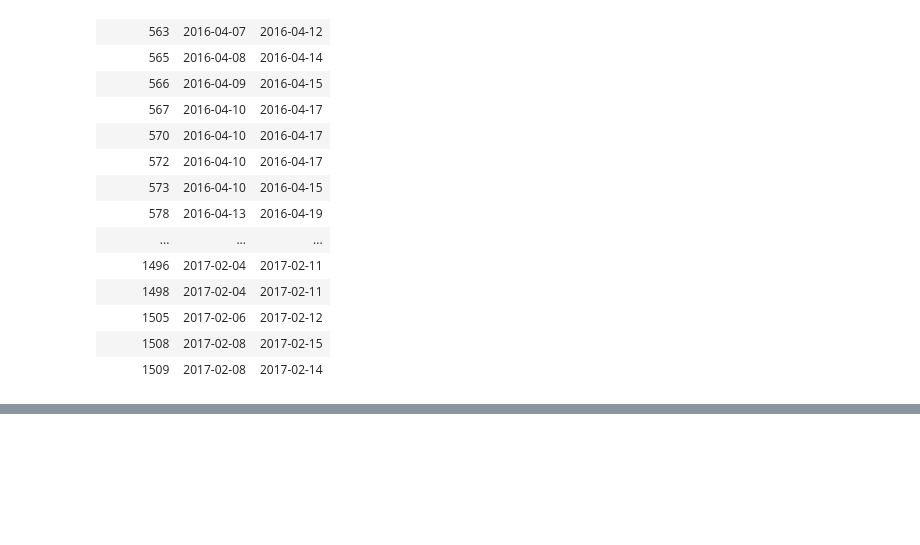
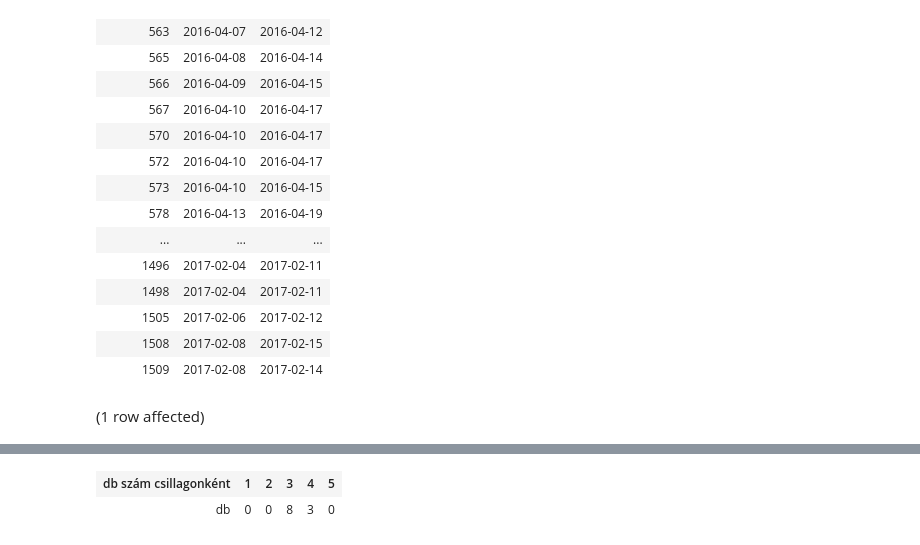
Before and after one commit to Peti3504/ads, a Jupyter notebook: 6.gyakorlat.ipynb, the cells around one changed output, grey strips where cells are left out. Cells and saved outputs as stored; diff of their text form; code cells hidden in the pictures; blank space fills up the shorter version.

```diff
--- a/6.gyakorlat.ipynb
+++ b/6.gyakorlat.ipynb
@@ -125,3 +125,22 @@ Total execution time: 00:00:00.049
 | 1505 | 2017-02-06 | 2017-02-12 |
 | 1508 | 2017-02-08 | 2017-02-15 |
 | 1509 | 2017-02-08 | 2017-02-14 |
+# %%
+--Készítsen pivot táblát, amely megmutatja, hogy az adott csillagszámú szálláshelyből hány db van!
+--Az eredmény az alábbi formában jelenjen meg:
+--db szám csillagonként	1	2	3	4	5
+--db	                                0	0	8	3	0
+
+SELECT 'db' AS 'db szám csillagonként', [1], [2], [3], [4],[5] --lehetséges értékek
+FROM (
+SELECT szallas_id, csillagok_szama FROM
+Szallashely
+) AS fh
+PIVOT
+(
+COUNT(szallas_id) --aggregálás
+FOR csillagok_szama in ([1], [2], [3], [4],[5])
+)
+AS pivottabla
+# %% [output]
+(1 row affected)
@@ -127,0 +148,2 @@ Total execution time: 00:00:00.049
+| db szám csillagonként | 1 | 2 | 3 | 4 | 5 |
+| db | 0 | 0 | 8 | 3 | 0 |
```
Also changed, not shown: parts of 1 cell of this notebook.
